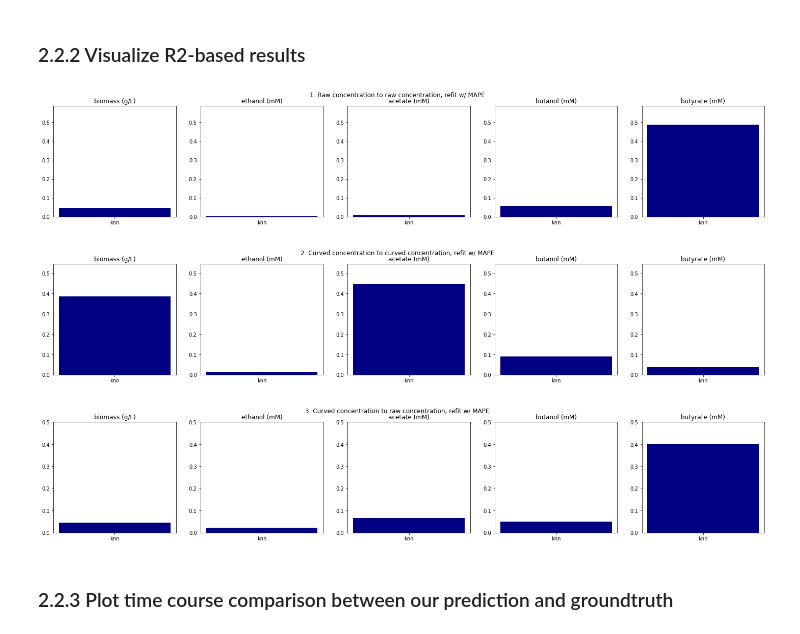
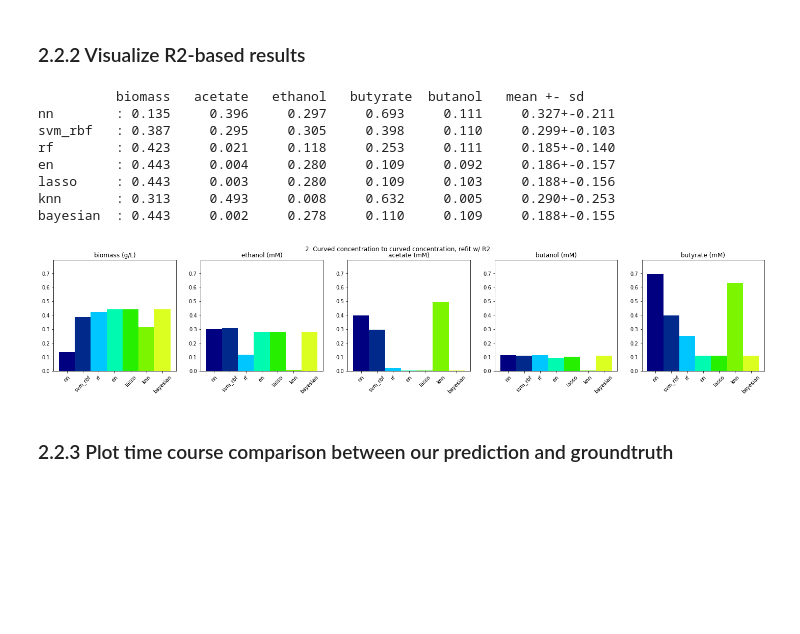
Before and after one commit to garrettroell/SyngasMachineLearning, a Jupyter notebook: notebooks/E_time_as_a_variable.ipynb, the cells around one changed output. Drawn from its saved outputs; the diff is of its cells as text; code cells hidden in the pictures; blank space fills up the shorter version.

```diff
--- a/notebooks/E_time_as_a_variable.ipynb
+++ b/notebooks/E_time_as_a_variable.ipynb
@@ -545,7 +602,10 @@ for i in range(3):
     #     y_columns = ['biomass rate','ethanol rate','acetate rate','butanol rate','butyrate rate']
 
     results_raw_concentration = complete_loop(
-        train_df, test_df, full_cfgs,  X_columns , y_columns ,
+        train_df, test_df,
+#         test_cfgs,
+        full_cfgs,
+        X_columns , y_columns ,
         F"result_{source}_to_{target}_{metric_short}.pickle",
         F"model_{source}_to_{target}_{metric_short}.pickle",
         metric)
@@ -553,10 +613,14 @@ for i in range(3):
 ### 2.1.2 Visualize MAPE-based results
 # %%
 plot_format = "pdf"
-visual_metric = "my_cc"
+visual_metric = "my_cc"     # this on test set, using square of CC
+# visual_metric = "r2_per_sk" # this is on validation set, R2 per Scikit-learn
+# visual_metric = "my_test_score" # this is on test set, MAPE per scikit-learn
+# visual_metric = "my_train_score" # this is on training set, MAPE per scikit-learn
+
 refit_metric = "MAPE"
 Y_columns = ['biomass (g/L)','ethanol (mM)','acetate (mM)','butanol (mM)', 'butyrate (mM)']
-for i in range(3):
+for i in range(1,2):
     if i == 0 :
         source, target = "raw_concentration", "raw_concentration"
         plot_title = "1. Raw concentration to raw concentration, refit w/ MAPE"
@@ -573,4 +637,8 @@ for i in range(3):
 
     full_results = pickle.load(open(result_pickle, "br"))
     beautiful_plot(full_results, Y_columns, visual_metric, plot_title, plot_save)
+
+    # print order
+#     for model_name in ["nn", "svm_rbf", "rf", "en", "lasso", "knn", "bayesian"]:
+#     for product in ["acetate (mM)", "ethanol (mM)", "butyrate (mM)", "butanol (mM)"]:
 # %% [output]
@@ -608,7 +682,7 @@ metric = metric_short = "r2"
 X_columns = ['flow rate (mL/min)', 'N2', 'H2', 'CO', 'CO2']
 y_columns = ['biomass (g/L)','ethanol (mM)','acetate (mM)','butanol (mM)','butyrate (mM)']
 
-for i in range(1):
+for i in range(1,3):
 
     # 1. raw concentration => raw concentration
     if i == 0:
@@ -638,7 +712,10 @@ for i in range(1):
     #     y_columns = ['biomass rate','ethanol rate','acetate rate','butanol rate','butyrate rate']
 
     results_raw_concentration = complete_loop(
-        train_df, test_df, test_cfgs,  X_columns , y_columns ,
+        train_df, test_df,
+#         test_cfgs,
+        full_cfgs,
+        X_columns , y_columns ,
         F"result_{source}_to_{target}_{metric_short}.pickle",
         F"model_{source}_to_{target}_{metric_short}.pickle",
         metric)
@@ -652,30 +723,41 @@ minmax  butyrate (mM)   (8, 9, 10)      knn     0.697   0.050   {'algorithm': 'b
 ### 2.2.2 Visualize R2-based results
 # %%
 plot_format = "pdf"
-visual_metric = "my_cc"
+visual_metric = "my_cc"     # this on test set, using square of CC
+# visual_metric = "r2_per_sk" # this is on validation set, R2 per Scikit-learn
+# visual_metric = "my_test_score" # this is on test set, R2 per scikit-learn
+# visual_metric = "my_train_score" # this is on training set, R2 per scikit-learn
+Y_columns = ['biomass (g/L)','ethanol (mM)','acetate (mM)','butanol (mM)', 'butyrate (mM)']
+
 refit_metric = "r2"
-Y_columns = ['biomass (g/L)','ethanol (mM)','acetate (mM)','butanol (mM)', 'butyrate (mM)']
-for i in range(3):
+
+for i in range(1,2):
     if i == 0 :
         source, target = "raw_concentration", "raw_concentration"
-        plot_title = "1. Raw concentration to raw concentration, refit w/ MAPE"
+        plot_title = "1. Raw concentration to raw concentration, refit w/ R2"
     elif i == 1:
         source, target = "curved_concentration", "curved_concentration"
-        plot_title = "2. Curved concentration to curved concentration, refit w/ MAPE"
+        plot_title = "2. Curved concentration to curved concentration, refit w/ R2"
     elif i == 2:
         source, target = "curved_concentration", "raw_concentration"
-        plot_title = "3. Curved concentration to raw concentration, refit w/ MAPE"
+        plot_title = "3. Curved concentration to raw concentration, refit w/ R2"
 
 
     result_pickle = F"result_{source}_to_{target}_{refit_metric}.pickle"
     plot_save = F"bar_{visual_metric}.{source}.{target}.{refit_metric}.{plot_format}"
 
     full_results = pickle.load(open(result_pickle, "br"))
     beautiful_plot(full_results, Y_columns, visual_metric, plot_title, plot_save)
 # %% [output]
+          biomass   acetate   ethanol   butyrate  butanol   mean +- sd
+nn        : 0.135     0.396     0.297     0.693     0.111     0.327+-0.211
+svm_rbf   : 0.387     0.295     0.305     0.398     0.110     0.299+-0.103
+rf        : 0.423     0.021     0.118     0.253     0.111     0.185+-0.140
+en        : 0.443     0.004     0.280     0.109     0.092     0.186+-0.157
+lasso     : 0.443     0.003     0.280     0.109     0.103     0.188+-0.156
+knn       : 0.313     0.493     0.008     0.632     0.005     0.290+-0.253
+bayesian  : 0.443     0.002     0.278     0.110     0.109     0.188+-0.155
-[figure, old version]
+[figure, new version]
-[figure, removed]
-[figure, removed]
 # %% [markdown]
 ### 2.2.3 Plot time course comparison between our prediction and groundtruth
 # %%
```
Also changed, not shown: parts of 7 cells of this notebook.
